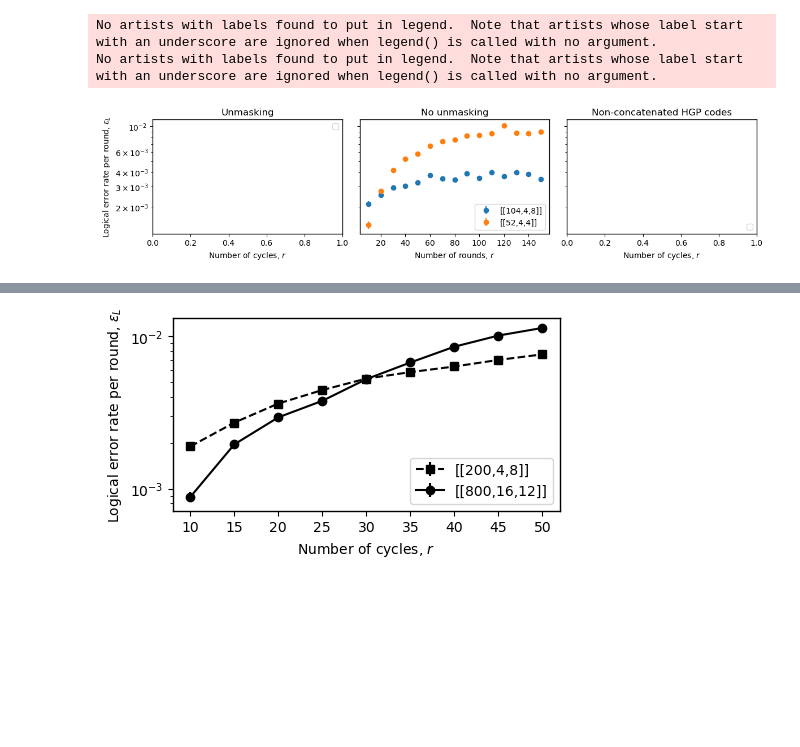
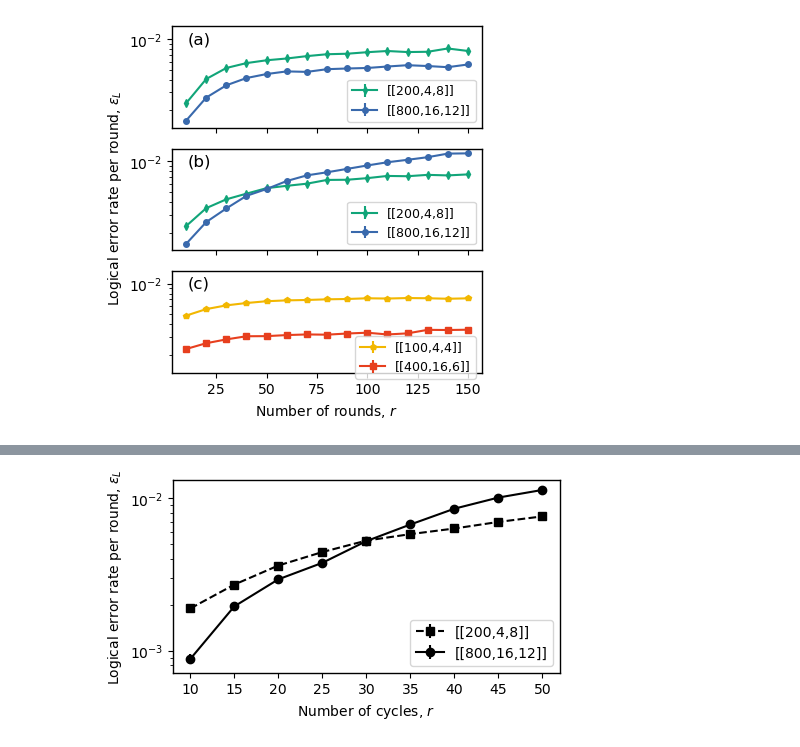
Before and after one commit to noahberthusen/adaptive_qec, a Jupyter notebook: figures/figure_scripts/test.ipynb, the cells around one changed output, grey strips where cells are left out. Saved outputs shown, nothing was run; the diff lists cells and outputs as text; code cells hidden in the pictures; blank space fills up the shorter version.

Commit message:
done w coloring

```diff
--- a/figures/figure_scripts/test.ipynb
+++ b/figures/figure_scripts/test.ipynb
@@ -31,45 +52,55 @@ def ler_per_round(ax, qcode, label):
 # %%
 # plt.rc('font', family='serif')
 # plt.rcParams['xtick.direction'] = 'in'
 # plt.rcParams['ytick.direction'] = 'in'
 plt.rcParams['axes.linewidth'] = 1
 
-fig, ax = plt.subplots(1, 3, figsize=(12,3), sharey=True)
+fig, ax = plt.subplots(3, 1, figsize=(4,4.5), sharex=True, sharey=True)
+
+colors = ['#7F3C8D','#11A579','#3969AC','#F2B701','#e73f1e','#80BA5A','#E68310','#008695','#CF1C90','#f97b72','#4b4b8f','#A5AA99']
+colors = colors[1:]
+markers = ['d','o','p','s']
 
 # ler_per_round(ax[0], "cat10/HGP_100_4.qcode")
 # ler_per_round(ax, "HGP_C422_200_4.qcode")
 # ler_per_round(ax, "cats0/HGP_C422_200_4.qcode")
 # ler_per_round(ax, "cats10/HGP_C422_200_4.qcode")
 # folder = "FT0"
-folder = "FTno"
-folder2 = "lacross"
-folder3 = "extra/variablesq"
+folder = "parameter_testing/expander_p_0.001"
+folder2 = "parameter_testing/expander_p_0.001/nounmasking"
+folder3 = "parameter_testing/expander_p_0.001/unmasking"
 
-# ler_per_round(ax[0], f"{folder3}/HGP_C422_200_4.qcode", "[[200,4,8]]")
-# ler_per_round(ax[0], f"{folder3}/HGP_C422_800_16.qcode", "[[800,16,12]]")
+ler_per_round(ax[0], f"{folder3}/HGP_C422_200_4.qcode", "[[200,4,8]]", colors[0], markers[0])
+ler_per_round(ax[0], f"{folder3}/HGP_C422_800_16.qcode", "[[800,16,12]]", colors[1], markers[1])
 
-ler_per_round(ax[1], f"{folder2}/HGP_C422_104_4.qcode", "[[104,4,8]]")
-ler_per_round(ax[1], f"{folder2}/HGP_244_4.qcode", "[[52,4,4]]")
+ler_per_round(ax[1], f"{folder2}/HGP_C422_200_4.qcode", "[[200,4,8]]", colors[0], markers[0])
+ler_per_round(ax[1], f"{folder2}/HGP_C422_800_16.qcode", "[[800,16,12]]", colors[1], markers[1])
 
-# ler_per_round(ax[2], f"{folder}/HGP_100_4.qcode", "[[100,4,4]]")
-# ler_per_round(ax[2], f"{folder}/HGP_400_16.qcode", "[[400,16,6]]")
+ler_per_round(ax[2], f"{folder}/HGP_100_4.qcode", "[[100,4,4]]", colors[2], markers[2])
+ler_per_round(ax[2], f"{folder}/HGP_400_16.qcode", "[[400,16,6]]",colors[3], markers[3])
 
-ax[0].legend()
-ax[1].legend()
-ax[2].legend(loc='lower right')
+ax[0].legend(loc='lower right', fontsize=9)
+ax[1].legend(loc='lower right', fontsize=9)
+ax[2].legend(loc='lower right', bbox_to_anchor=(1.0, -0.12), fontsize=9)
 
-ax[0].set_ylabel(r"Logical error rate per round, $\epsilon_L$")
-ax[0].set_xlabel(r"Number of cycles, $r$")
-ax[1].set_xlabel(r"Number of rounds, $r$")
-ax[2].set_xlabel(r"Number of cycles, $r$")
+# ax[0].set_ylabel(r"Logical error rate per round, $\epsilon_L$")
+# ax[0].set_xlabel(r"Number of rounds, $r$")
+ax[2].set_xlabel(r"Number of rounds, $r$")
+# ax[2].set_xlabel(r"Number of cycles, $r$")
+fig.text(-0.04, 0.5, r"Logical error rate per round, $\epsilon_L$", va='center', rotation='vertical')
+# ax[0].set_title("Unmasking")
+# ax[1].set_title("No unmasking")
+# ax[2].set_title("Non-concatenated HGP codes")
 
-ax[0].set_title("Unmasking")
-ax[1].set_title("No unmasking")
-ax[2].set_title("Non-concatenated HGP codes")
+labels = ['(a)', '(b)', '(c)']
+for a, label in zip(ax, labels):
+    a.text(0.05, 0.95, label, transform=a.transAxes, fontsize=12,
+            verticalalignment='top', horizontalalignment='left')
+
 
 ax[0].set_yscale('log')
-plt.tight_layout()
+# plt.tight_layout()
+
+plt.savefig("../notsingleshot.png", dpi=600, bbox_inches="tight")
 # %% [output]
-No artists with labels found to put in legend.  Note that artists whose label start with an underscore are ignored when legend() is called with no argument.
-No artists with labels found to put in legend.  Note that artists whose label start with an underscore are ignored when legend() is called with no argument.
-[figure, old version]
+[figure, new version]
```
Also changed, not shown: parts of 2 cells of this notebook, 57 other files.
